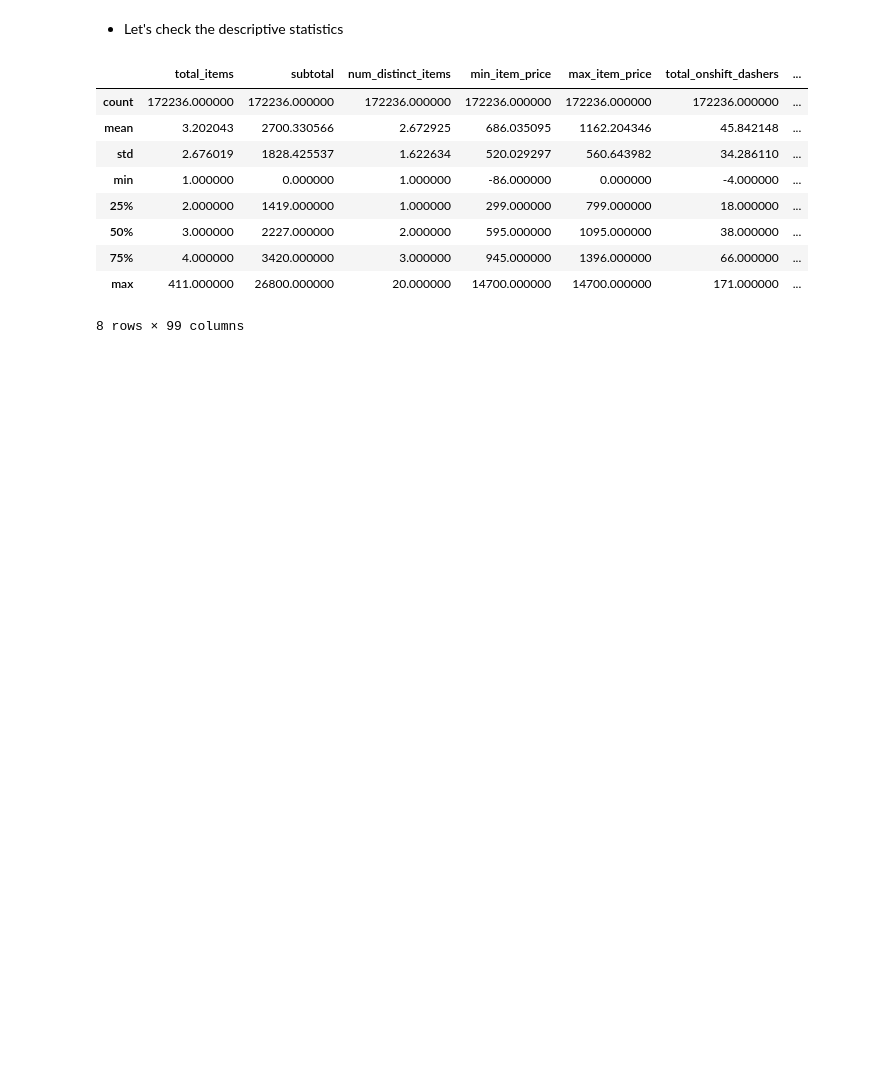
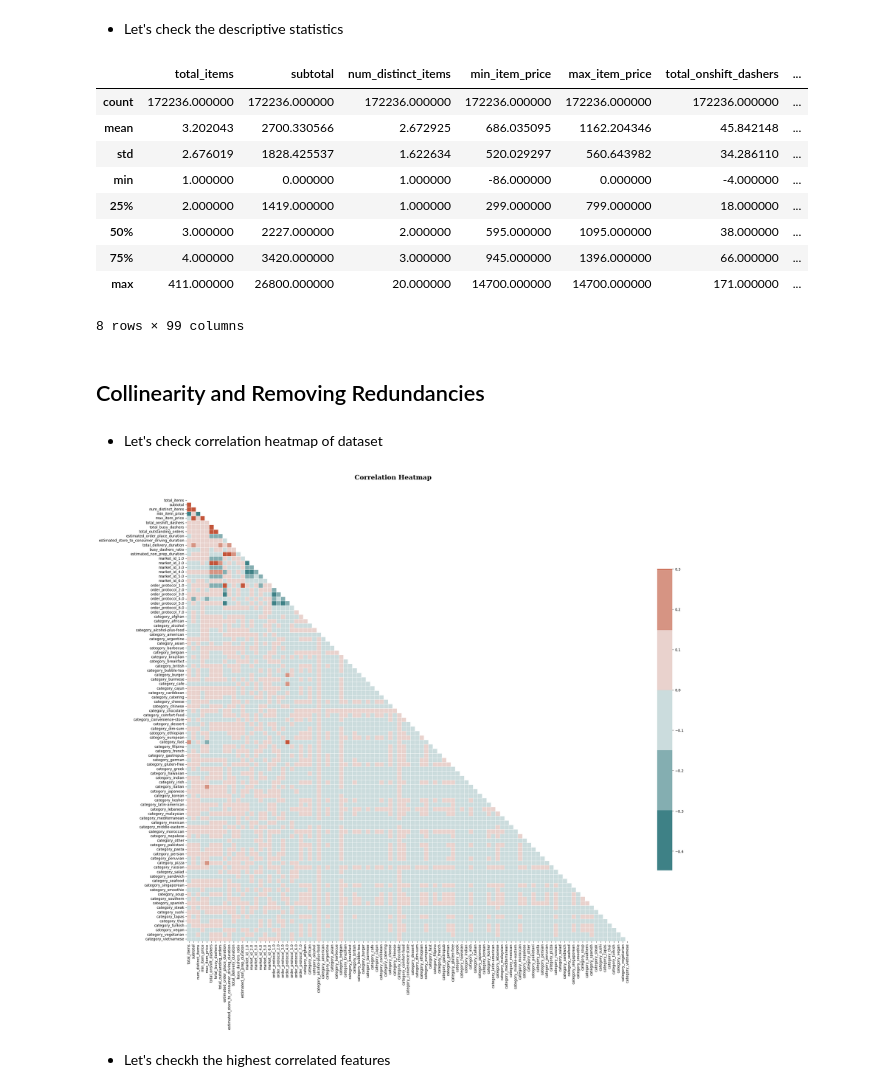
Before and after one commit to MuhammetYorulmaz/data-portfolio, a Jupyter notebook: project3-delivery_duration_prediction/notebooks/delivery_duration_prediction.ipynb, the cells around one changed output. Cells and saved outputs as stored; diff of their text form; code cells hidden in the pictures; blank space fills up the shorter version.

Commit message:
Checked collinearity and added utils file

```diff
--- a/project3-delivery_duration_prediction/notebooks/delivery_duration_prediction.ipynb
+++ b/project3-delivery_duration_prediction/notebooks/delivery_duration_prediction.ipynb
@@ -214,24 +222,6 @@ unique order_protocol: 7
 <a href="https://www.datacamp.com/tutorial/one-hot-encoding-python-tutorial?utm_source=google&utm_medium=paid_search&utm_campaignid=19589720821&utm_adgroupid=157098104375&utm_device=c&utm_keyword=&utm_matchtype=&utm_network=g&utm_adpostion=&utm_creative=684592139906&utm_targetid=aud-1645446892440:dsa-2264919291989&utm_loc_interest_ms=&utm_loc_physical_ms=1011347&utm_content=&utm_campaign=230119_1-sea~dsa~tofu_2-b2c_3-row-p1_4-prc_5-na_6-na_7-le_8-pdsh-go_9-nb-e_10-na_11-na-oct24&gad_source=1&gclid=Cj0KCQjwvpy5BhDTARIsAHSilylgixtgL4ThNm06eqr-9Z7WkTMPWYCEY8kLMEr350DHQyq7Z2r5tf4aArqnEALw_wcB" target="_blank">[1]</a>
 <a href="https://www.deepchecks.com/glossary/one-hot-encoding/#:~:text=Because%20this%20procedure%20generates%20several,variables%2C%20lowering%20the%20model's%20accuracy." target="_blank">[2]</a>
 Therefore, we will code the `store_primary_category` feature instead of `market_id`.
-# %%
-def create_dummies(df: pd.DataFrame, column: str) -> pd.DataFrame:
-    """
-    Generates a DataFrame with one-hot encoded columns.
-
-    Parameters:
-    - df (DataFrame): The original DataFrame.
-    - column (str): The column to one-hot encode.
-
-    Returns:
-    - DataFrame: A DataFrame containing the one-hot encoded columns.
-    """
-
-    if column != 'store_primary_category':
-        return pd.get_dummies(df[column], prefix=column, dtype=int)
-
-    else:
-        return pd.get_dummies(df[column], dtype=int)
 # %%
 # code the desired categorical features
 market_id_dummies = create_dummies(df, 'market_id')
@@ -250,8 +240,8 @@ df.head()
 | 3 | 1 | 1525 | 1 | 1525 | 1525 | 5.0 | ... |
 | 4 | 2 | 3620 | 2 | 1425 | 2195 | 5.0 | ... |
 # %%
-df = pd.concat([df, market_id_dummies, order_protocol_dummies, store_primary_category_dummies], axis=1)
-df.head()
+train_df = pd.concat([df, market_id_dummies, order_protocol_dummies, store_primary_category_dummies], axis=1)
+train_df.head()
 # %% [output]
 |  | total_items | subtotal | num_distinct_items | min_item_price | max_item_price | total_onshift_dashers | ... |
 | 0 | 4 | 3441 | 4 | 557 | 1239 | 33.0 | ... |
@@ -286,3 +255,5 @@ memory usage: 65.0 MB
+# %%
+train_df = train_df.astype('float32')
 # %% [markdown]
 * Let's check the descriptive statistics
 # %%
@@ -298,3 +269,14 @@ df.describe()
 | 75% | 4.000000 | 3420.000000 | 3.000000 | 945.000000 | 1396.000000 | 66.000000 | ... |
 | max | 411.000000 | 26800.000000 | 20.000000 | 14700.000000 | 14700.000000 | 171.000000 | ... |
 8 rows × 99 columns
+# %% [markdown]
+## Collinearity and Removing Redundancies<a id='4'></a>
+# %% [markdown]
+* Let's check correlation heatmap of dataset
+# %%
+corr = train_df.corr()
+correlation_heatmap(corr)
+# %% [output]
+[figure, added]
+# %% [markdown]
+* Let's checkh the highest correlated features
```
Also changed, not shown: parts of 16 cells of this notebook, 2 other files.
